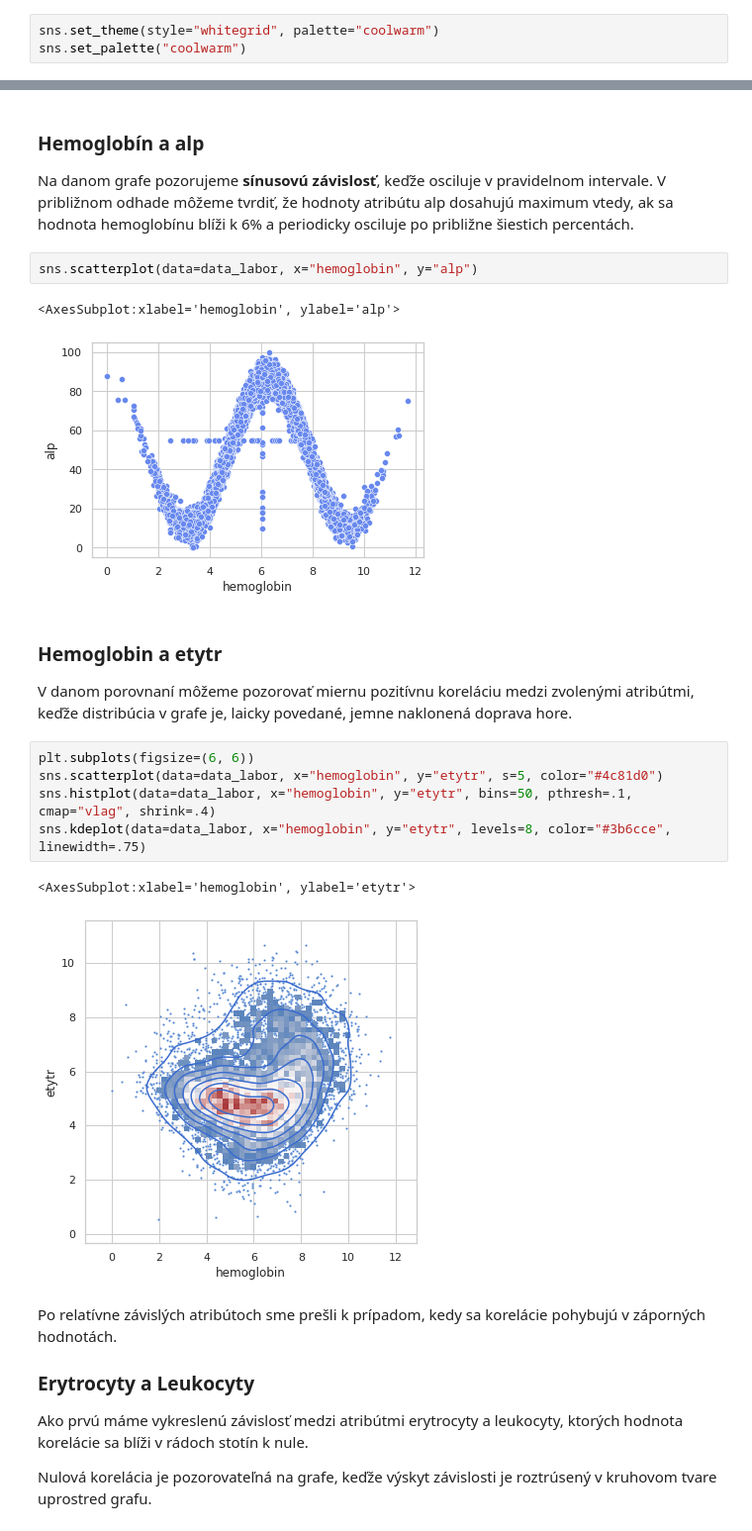
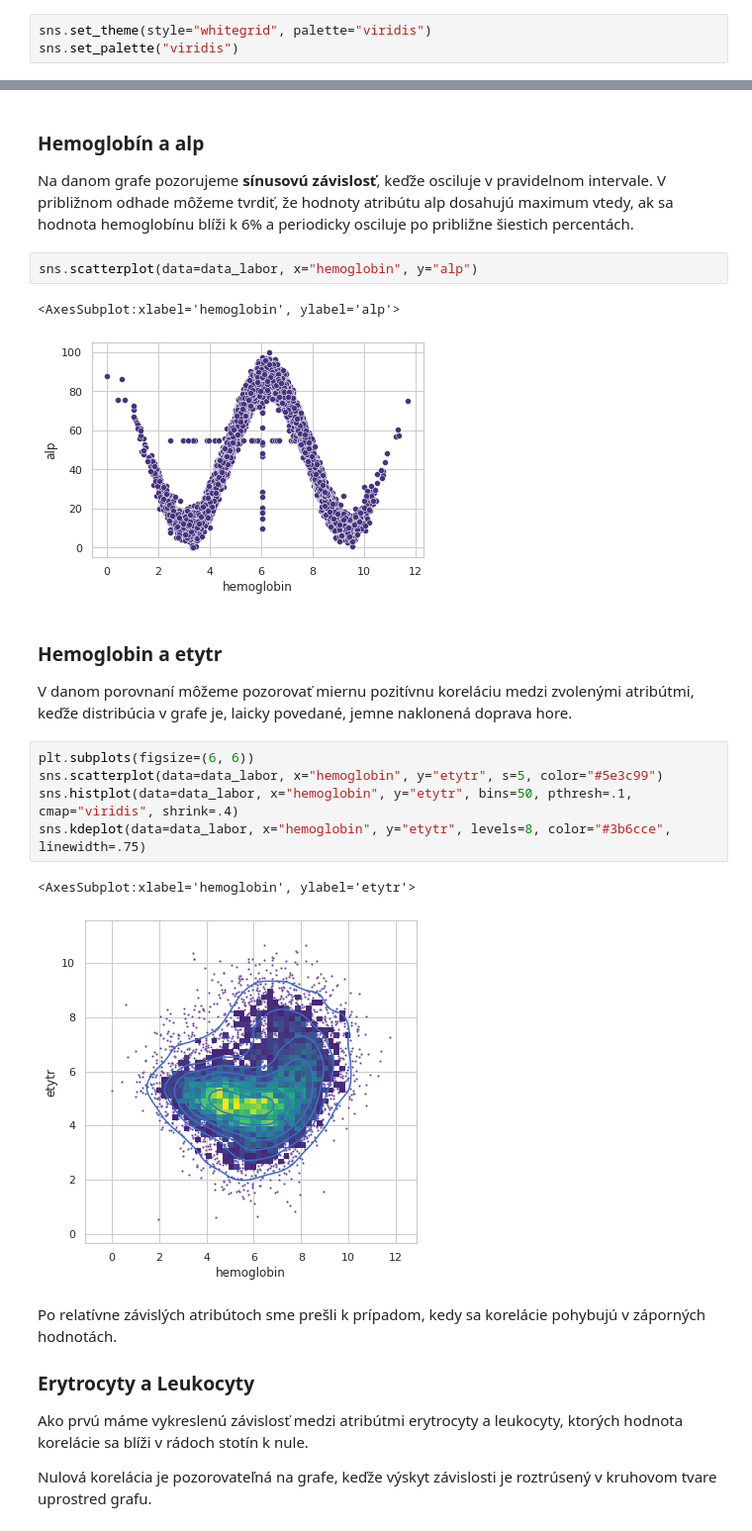
Before and after one commit to MarkoStahovec/IAU-Stahovec-Viest, a Jupyter notebook: main.ipynb, the cells around one changed output, grey strips where cells are left out. Shown at 99% size. Drawn from its saved outputs; the diff is of its cells as text.

```diff
--- a/main.ipynb
+++ b/main.ipynb
@@ -12,8 +12,8 @@ from scipy.stats import mannwhitneyu
 import statsmodels.api as sm
 import statsmodels.stats as sm_stats
 # %%
-sns.set_theme(style="whitegrid", palette="coolwarm")
-sns.set_palette("coolwarm")
+sns.set_theme(style="whitegrid", palette="viridis")
+sns.set_palette("viridis")
 # %% [markdown]
 Hneď na začiatok si **načítame dáta** zo súboru funkciou **read_csv()**
 Následne vykonáme prvú "čistiacu" operáciu, v ktorej vymažeme prvý stĺpec, v ktorom
@@ -249,19 +279,19 @@ percentách.
 sns.scatterplot(data=data_labor, x="hemoglobin", y="alp")
 # %% [output]
 <AxesSubplot:xlabel='hemoglobin', ylabel='alp'>
-[figure, old version]
+[figure, new version]
 # %% [markdown]
 ### Hemoglobin a etytr
 V danom porovnaní môžeme pozorovať miernu pozitívnu koreláciu medzi zvolenými atribútmi,
 keďže distribúcia v grafe je, laicky povedané, jemne naklonená doprava hore.
 # %%
 plt.subplots(figsize=(6, 6))
-sns.scatterplot(data=data_labor, x="hemoglobin", y="etytr", s=5, color="#4c81d0")
-sns.histplot(data=data_labor, x="hemoglobin", y="etytr", bins=50, pthresh=.1, cmap="vlag", shrink=.4)
+sns.scatterplot(data=data_labor, x="hemoglobin", y="etytr", s=5, color="#5e3c99")
+sns.histplot(data=data_labor, x="hemoglobin", y="etytr", bins=50, pthresh=.1, cmap="viridis", shrink=.4)
 sns.kdeplot(data=data_labor, x="hemoglobin", y="etytr", levels=8, color="#3b6cce", linewidth=.75)
 # %% [output]
 <AxesSubplot:xlabel='hemoglobin', ylabel='etytr'>
-[figure, old version]
+[figure, new version]
 # %% [markdown]
 Po relatívne závislých atribútoch sme prešli k prípadom, kedy sa korelácie pohybujú v záporných
 hodnotách.
```
Also changed, not shown: parts of 70 cells of this notebook.
